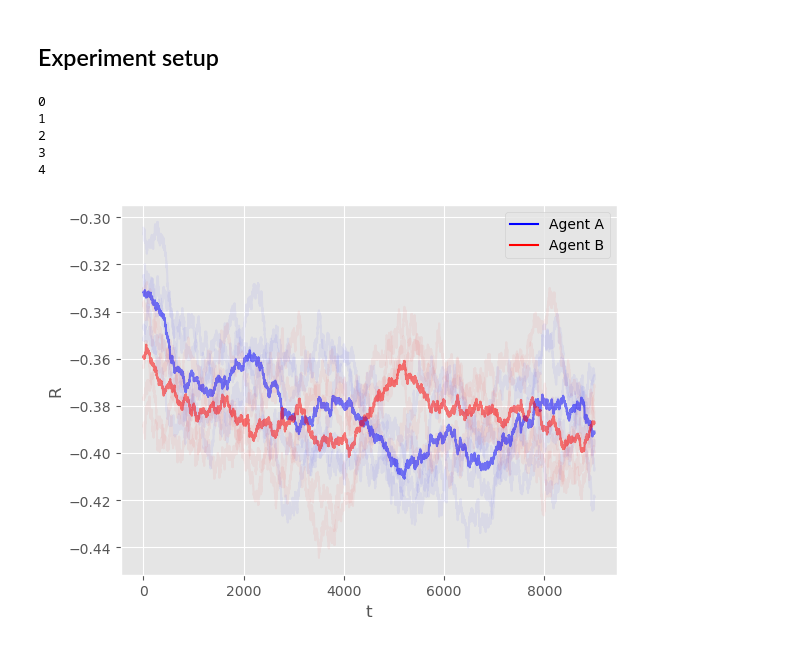
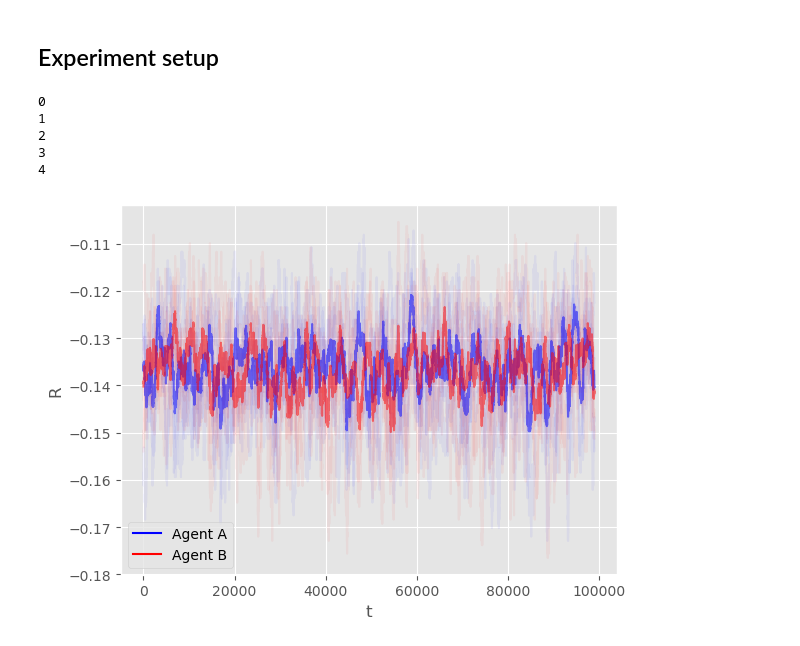
Before and after one commit to Ruzejjur/ARAMARL_TMDP_DP, a Jupyter notebook: TMDP_DP/Experiments_CoinGame_DP.ipynb, the cells around one changed output. Saved outputs shown, nothing was run; the diff lists cells and outputs as text; code cells hidden in the pictures.

Commit message:
Simplified state definition to only locations of both agents
Also remade the reward structure. So each agent is rewarded for picking up its own coin.

```diff
--- a/TMDP_DP/Experiments_CoinGame_DP.ipynb
+++ b/TMDP_DP/Experiments_CoinGame_DP.ipynb
@@ -73,15 +73,18 @@ def plot(r0ss, r1ss, moving_average_window_size=1000, dir=None):
 ## Experiment setup
 # %%
 ## Setup experiment 1
-
-# Number of states
-n_states = (3*3)**4
 
 # Number of experiments
 N_EXP = 5
 
+# Size of single dimension of the square grid
+grid_size = 5
+
+# Number of states
+n_states = (grid_size*grid_size)**4
+
 # Number of episodes
-n_iter = 10000
+n_iter = 100000
 
 # Constant gamma
 gamma = 0.99
@@ -93,7 +96,7 @@ learning_rate = 0.5
 epsilon = 0.1
 
 # Initialize environment
-env = CoinGame(max_steps=12)
+env = CoinGame(max_steps=1000, size_square_grid=grid_size)
 
 # Moving average window size for plotting
 moving_average_window_size = 1000
@@ -110,7 +113,7 @@ for n in range(N_EXP):
 
     P2 = IndQLearningAgentSoftmax(env.available_actions_Adv, n_states, learning_rate=learning_rate,
                            epsilon=epsilon, gamma=gamma, enemy_action_space=None)
-    P1 = IndQLearningAgentSoftmax(env.available_actions_DM, n_states, learning_rate=.5,
+    P1 = IndQLearningAgentSoftmax(env.available_actions_DM, n_states, learning_rate=learning_rate,
                            epsilon=epsilon, gamma=gamma, enemy_action_space=None)
 
     # P2 = ExpSmoother(env.available_actions_Adv, env.available_actions_Adv, learning_rate=0.7)
@@ -157,31 +160,31 @@ for n in range(N_EXP):
 
             # Add the observed reward to the episode reward of both agents
             # * Note: The rewards are observed simultaneously
             episode_rewards_DM += rewards[0]
             episode_rewards_Adv += rewards[1]
 
         # Append the episode rewards to the list of rewards for this experiment
         r0s.append(episode_rewards_DM)
         # Append the episode rewards to the list of rewards for this experiment
         r1s.append(episode_rewards_Adv)
 
         env.reset()
         if i%10 == 0:
             P1.epsilon *= 0.995
             P2.epsilon *= 0.995
             #P1.epsilonB *= 0.9
 
 
 
     print(n)
     r0ss.append(r0s)
     r1ss.append(r1s)
 
 plot(r0ss, r1ss, moving_average_window_size=moving_average_window_size, dir=None)
 # %% [output]
 0
 1
 2
 3
 4
-[figure, old version]
+[figure, new version]
```
Also changed, not shown: parts of 2 cells of this notebook, 1 other file.
